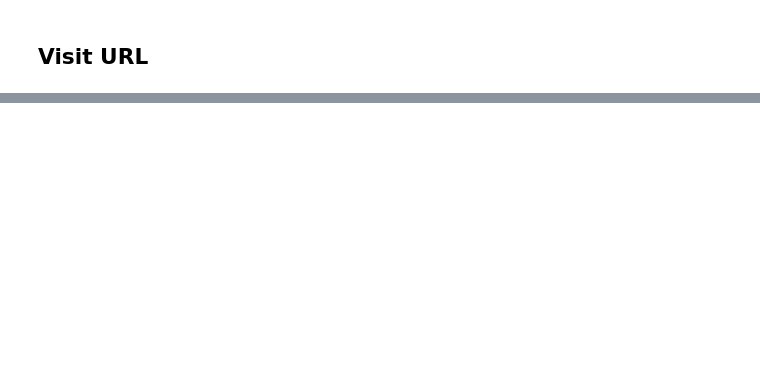
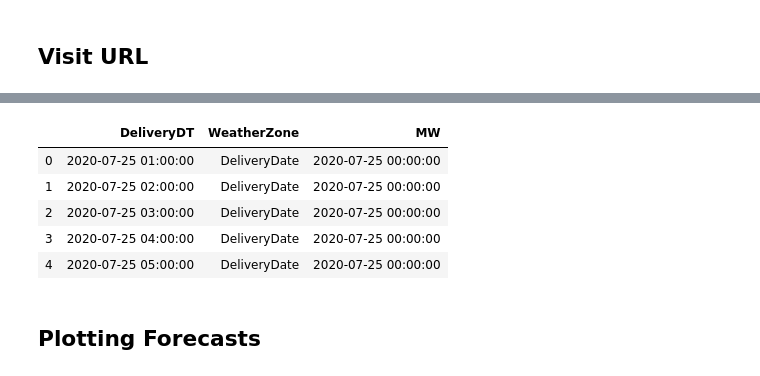
Before and after one commit to lolguin/ercot-project, a Jupyter notebook: pull_da_loadfcst.ipynb, the cells around one changed output, grey strips where cells are left out. Saved outputs shown, nothing was run; the diff lists cells and outputs as text; code cells hidden in the pictures; blank space fills up the shorter version.

```diff
--- a/pull_da_loadfcst.ipynb
+++ b/pull_da_loadfcst.ipynb
@@ -100,0 +201,11 @@ browser.visit(data_urls[0])
+# %%
+long_load_fcst.head()
+# %% [output]
+|  | DeliveryDT | WeatherZone | MW |
+| 0 | 2020-07-25 01:00:00 | DeliveryDate | 2020-07-25 00:00:00 |
+| 1 | 2020-07-25 02:00:00 | DeliveryDate | 2020-07-25 00:00:00 |
+| 2 | 2020-07-25 03:00:00 | DeliveryDate | 2020-07-25 00:00:00 |
+| 3 | 2020-07-25 04:00:00 | DeliveryDate | 2020-07-25 00:00:00 |
+| 4 | 2020-07-25 05:00:00 | DeliveryDate | 2020-07-25 00:00:00 |
+# %% [markdown]
+## Plotting Forecasts
```
Also changed, not shown: parts of 26 cells of this notebook.
